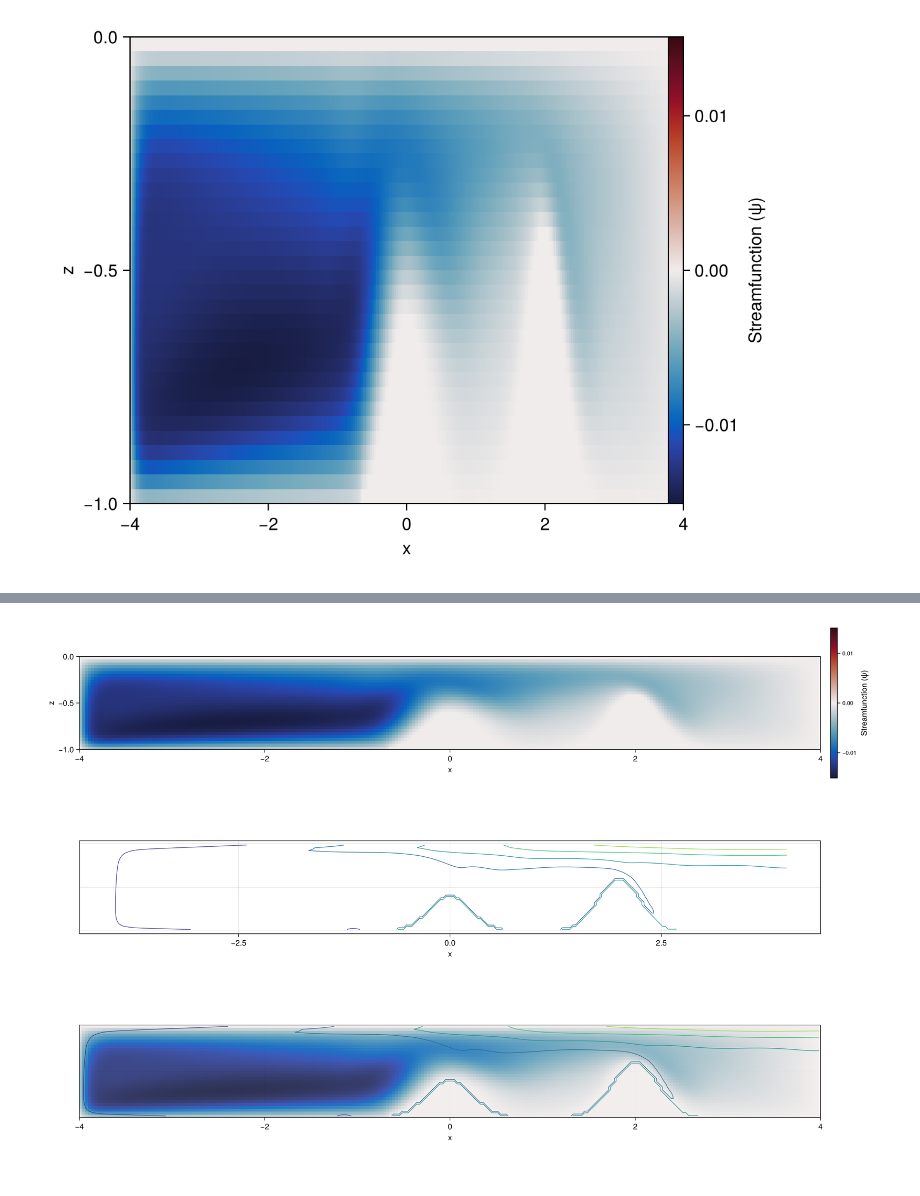
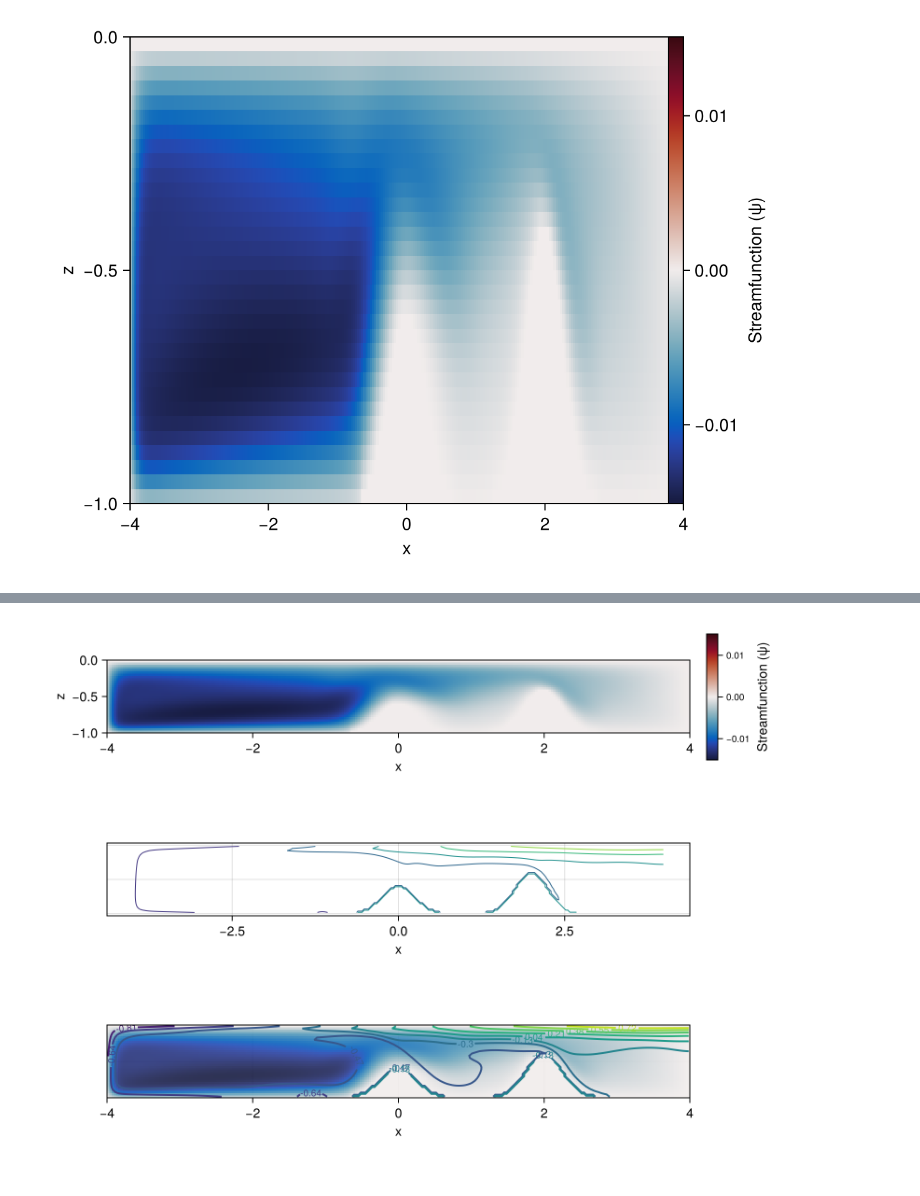
Before and after one commit to ikeshwani/HorizontalConvection, a Jupyter notebook: notebooks/VariableRayleighAnalysis.ipynb, the cells around one changed output, grey strips where cells are left out. Cells and saved outputs as stored; diff of their text form; code cells hidden in the pictures.

```diff
--- a/notebooks/VariableRayleighAnalysis.ipynb
+++ b/notebooks/VariableRayleighAnalysis.ipynb
@@ -291,27 +313,27 @@ f
 # %%
 x = ds_vel["xC"][4+1:end-4];
 z = ds_vel["zC"][4+1:end-4];
 b_at_t_11 = ds_buoy["b"][4+1:end-4, 1, 4+1:end-4, 11];
 ψ_at_t_11 = ψ[:,:,11]
 
-f = Figure(size=(1500,1000))
+f = Figure(size=(800,600))
 ax1 = Axis(f, aspect = 8, xlabel = "x", ylabel = "z")
 ax2 = Axis(f, aspect = 8, xlabel = "x", ylabel = "z")
 ax3 = Axis(f, aspect = 8, xlabel = "x", ylabel = "z")
 p1 = heatmap!(ax1, x, z, -ψ_at_t_11, colormap=(:balance), colorrange=((-maximum(ψ_at_t_11)), (maximum(ψ_at_t_11))))
 contour!(ax2, x, z, b_at_t_11)
 heatmap!(ax3, x, z, -ψ_at_t_11, colormap=(:balance, 0.9), colorrange=((-maximum(ψ_at_t_11)), (maximum(ψ_at_t_11))))
-contour!(ax3, x, z, b_at_t_11)
+contour!(ax3, x, z, b_at_t_11, labels=true, levels=10, linewidth=2)
 cbar = Colorbar(f, p1, ticklabelsize = 10, label = "Streamfunction (ψ)")
 hideydecorations!(ax2, grid=false)
 hideydecorations!(ax3, grid=false)
 f[1,1] = ax1
 f[1,2] = cbar
 f[2,1] = ax2
 f[3,1] = ax3
 
 f
 #heatmap!(x, z, ψ_at_t_11, colormap=(:balance, 0.5), colorrange=((-maximum(ψ_at_t_11)), (maximum(ψ_at_t_11))))
 #contour!(x, z, b_at_t_11, levels=10)
 # %% [output]
-[figure, old version]
+[figure, new version]
```
Also changed, not shown: parts of 2 cells of this notebook.
